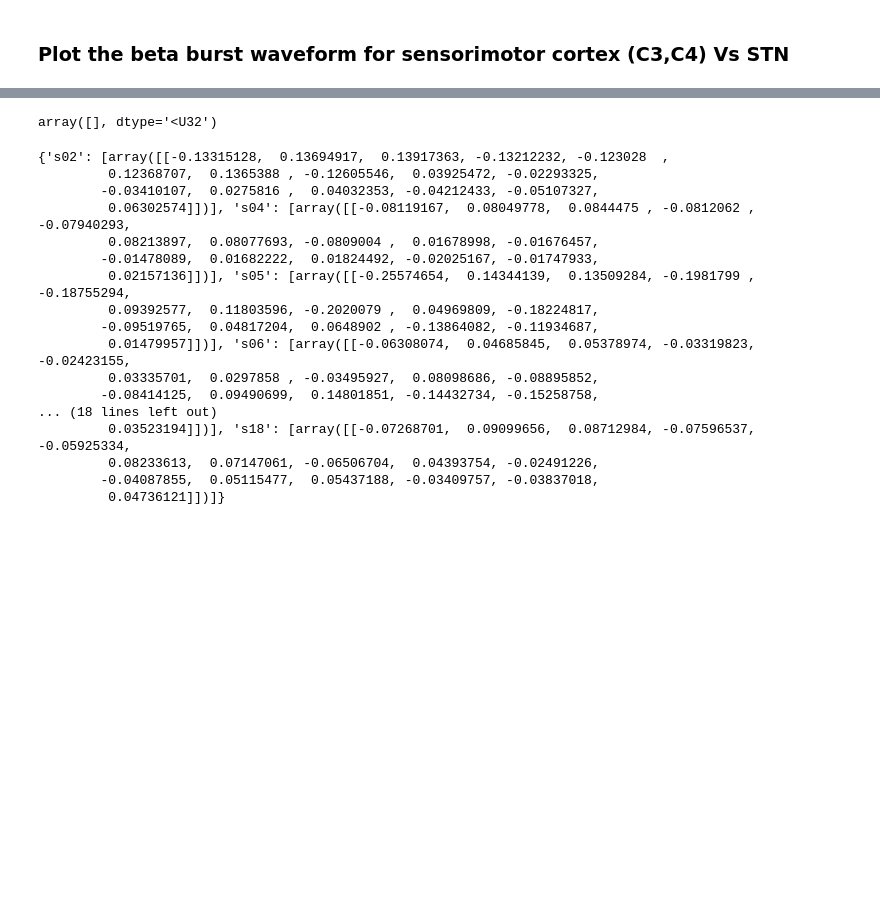
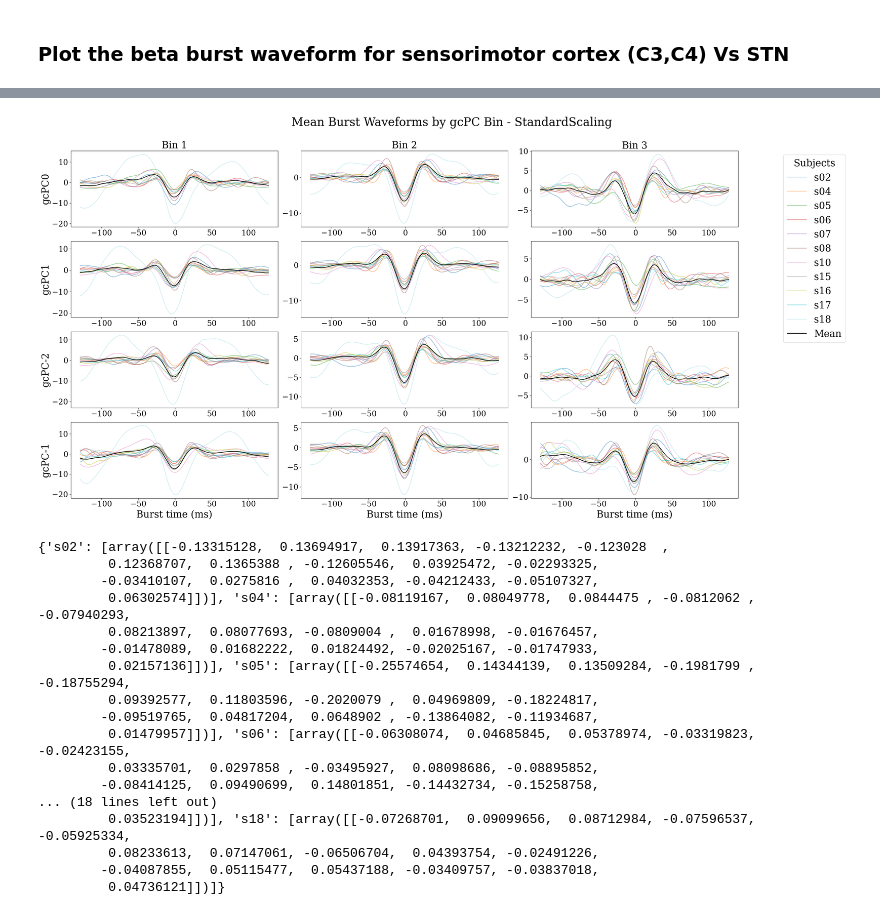
Before and after one commit to Jerem-loq/Beta_Bursts_Analysis_M2-Internship_Loquet-Bonaniuto, a Jupyter notebook: .LOR.ipynb, the cells around one changed output, grey strips where cells are left out. Drawn from its saved outputs; the diff is of its cells as text; code cells hidden in the pictures; blank space fills up the shorter version.

Commit message:
plot adjustements

```diff
--- a/.LOR.ipynb
+++ b/.LOR.ipynb
@@ -138,16 +138,16 @@ scaled_waveforms = np.zeros_like(all_bursts['waveform'])
 for subject in np.unique(all_bursts['subject']):
     subj_idx = (all_bursts['subject'] == subject)
     # scaler = RobustScaler().fit(all_bursts['waveform'][subj_idx & where])               # .fit() returns the median and IQR values
-    # scaler = StandardScaler().fit(all_bursts['waveform'][subj_idx & where])               # .fit() returns the median and IQR values
-    # scaled_waveforms[subj_idx, :] = scaler.transform(all_bursts['waveform'][subj_idx])  # .transform() does the maths.
+    scaler = StandardScaler().fit(all_bursts['waveform'][subj_idx & where])               # .fit() returns the median and IQR values
+    scaled_waveforms[subj_idx, :] = scaler.transform(all_bursts['waveform'][subj_idx])  # .transform() does the maths.
 
-    median, mad = scaler_fit(all_bursts['waveform'][subj_idx & where])
-    scaled_waveforms[subj_idx, :] = scaler_transform(all_bursts['waveform'][subj_idx], median, mad)
+    # median, mad = scaler_fit(all_bursts['waveform'][subj_idx & where])
+    # scaled_waveforms[subj_idx, :] = scaler_transform(all_bursts['waveform'][subj_idx], median, mad)
 # %%
 # Group-level cross-validation: split subjects into train/test groups
 n_bins = 4              # Number of bins to use for each gcPC
 cols = [0, 1, -2, -1]   # List of gcPC columns to consider
-m = 1.75                 # Outlier rejection threshold (in MADs)
+m = 1.9              # Outlier rejection threshold (in MADs)
 
 subjects = np.array(subjects)
 n_splits = len(subjects)
@@ -277,4 +491,0 @@ IndexError: index 0 is out of bounds for axis 0 with size 0
-# %%
-np.unique(all_bursts['med'][burst_idx])
-# %% [output]
-array([], dtype='<U32')
@@ -294,3 +492,62 @@ if n_before == n_after:
+# %%
+n_bins = 3
+
+fig, ax = plt.subplots(len(cols), n_bins, figsize=(30, 15))
+
+# Assign colors to subjects
+cmap = plt.cm.get_cmap('tab20', len(subjects))
+subject_colors = {sub: cmap(i) for i, sub in enumerate(subjects)}
+
+labels = []
+mean_waveforms = []  # for all subjects
+for col in cols:
+    bin_mean_waveforms = []  # reset for each col
+    for bin in range(n_bins):
+        sub_mean_waveforms = []  # for each bin
+        for sub in subjects:  # [subjects != "s18"]
+            sub_bursts_idx = np.isin(all_bursts['subject'], sub) & where
+            pc_bin_lims = np.percentile(all_scores[sub_bursts_idx, col], np.linspace(0, 100, n_bins + 1))
+
+            if bin == (n_bins - 1):
+                lims = (all_scores[:, col] >= pc_bin_lims[bin])
+            else:
+                lims = (all_scores[:, col] >= pc_bin_lims[bin]) & (all_scores[:, col] < pc_bin_lims[bin + 1])
+
+            idx = (all_bursts['subject'] == sub) & where & lims
+            if np.sum(idx) > 0:  # check if there are bursts
+                label = str(sub)
+                if label not in labels:
+                    labels.append(label)
+
+                mean_sub_waveform = np.mean(all_bursts['waveform'][idx, :], axis=0)
+                ax[col, bin].plot(burst_times, mean_sub_waveform, color=subject_colors[sub], label=label, alpha=0.5)
+                ax[col, bin].tick_params(axis='both', which='major', labelsize=20)
+                sub_mean_waveforms.append(mean_sub_waveform)
+
+        if sub_mean_waveforms:
+            label = "Mean"
+            if label not in labels:
+                labels.append(label)
+
+            overall_mean = np.mean(np.array(sub_mean_waveforms), axis=0)
+            ax[col, bin].plot(burst_times, overall_mean, label=label, color='black', alpha=1)
+            bin_mean_waveforms.extend(sub_mean_waveforms)
+
+        ax[0, bin].set_title(f'Bin {bin + 1}', fontsize=25)
+        ax[len(cols)-1, bin].set_xlabel('Burst time (ms)', fontsize=25)
+
+    if bin_mean_waveforms:
+        mean_waveforms.append(np.mean(np.array(bin_mean_waveforms), axis=0))
+
+    ax[col, 0].set_ylabel(f'gcPC{col}', fontsize=25)
+
+# Adjust subplots to make space for legend
+fig.subplots_adjust(right=0.85)
+fig.legend(labels=labels, bbox_to_anchor=(0.98, 0.90), title='Subjects', title_fontsize=25, fontsize=25)
+fig.suptitle('Mean Burst Waveforms by gcPC Bin - StandardScaling', fontsize=30)
+plt.tight_layout(rect=[0, 0, 0.85, 0.97])
+# %% [output]
+[figure, added]
 # %%
 subjects_coefs = np.load('subjects_coefs.npy', allow_pickle=True).item()
 print(subjects_coefs)
```
Also changed, not shown: parts of 2 cells of this notebook, 1 other file.
